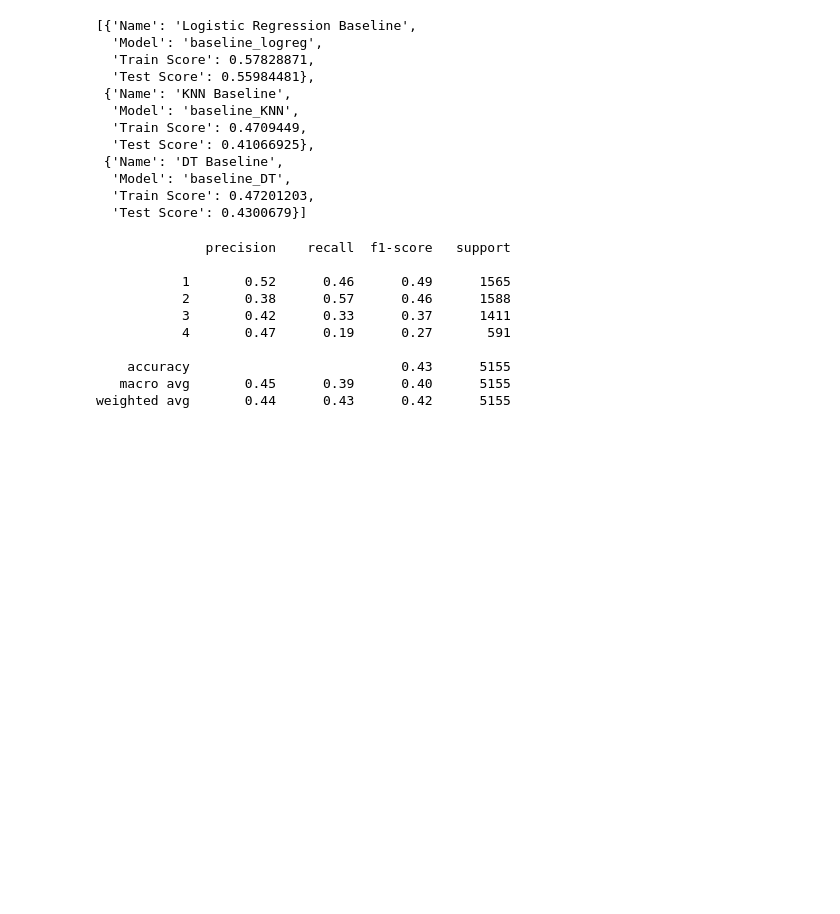
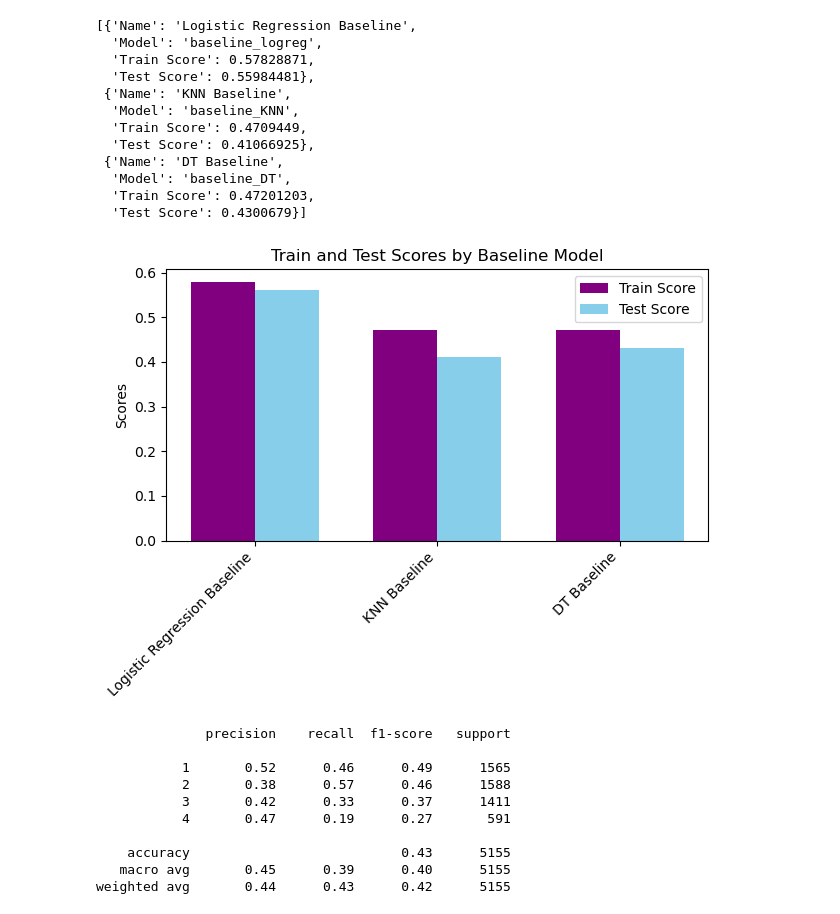
Before and after one commit to r-kaba/weCAN-A-Cancer-Survivability-Predictor, a Jupyter notebook: Notebooks/Modelling_and_FeatureEngineering_inuse.ipynb, the cells around one changed output. Drawn from its saved outputs; the diff is of its cells as text; code cells hidden in the pictures; blank space fills up the shorter version.

```diff
--- a/Notebooks/Modelling_and_FeatureEngineering_inuse.ipynb
+++ b/Notebooks/Modelling_and_FeatureEngineering_inuse.ipynb
@@ -1578,6 +1586,37 @@ scores_list
   'Model': 'baseline_DT',
   'Train Score': 0.47201203,
   'Test Score': 0.4300679}]
+# %%
+#plot the info in scores list:
+import matplotlib.pyplot as plt
+
+# Extracting names and scores
+names = [model['Name'] for model in scores_list]
+train_scores = [model['Train Score'] for model in scores_list]
+test_scores = [model['Test Score'] for model in scores_list]
+
+# Setting up bar positions
+x = range(len(names))
+width = 0.35
+
+# Creating the bar chart
+fig, ax = plt.subplots()
+train = ax.bar(x, train_scores, width, label='Train Score', color='purple')
+test = ax.bar([p + width for p in x], test_scores, width, label='Test Score', color='skyblue')
+
+# Adding labels and title
+ax.set_ylabel('Scores')
+ax.set_title('Train and Test Scores by Baseline Model')
+ax.set_xticks([p + width / 2 for p in x])
+ax.set_xticklabels(names, rotation=45, ha="right")
+ax.legend()
+
+plt.tight_layout()
+plt.savefig('scores.png', dpi=300)
+# Show the plot
+plt.show()
+# %% [output]
+[figure, added]
 # %%
 #lets check the metrics classification report to see how the other metrics performed:
 
```
Also changed, not shown: parts of 6 cells of this notebook, 3 other files.
